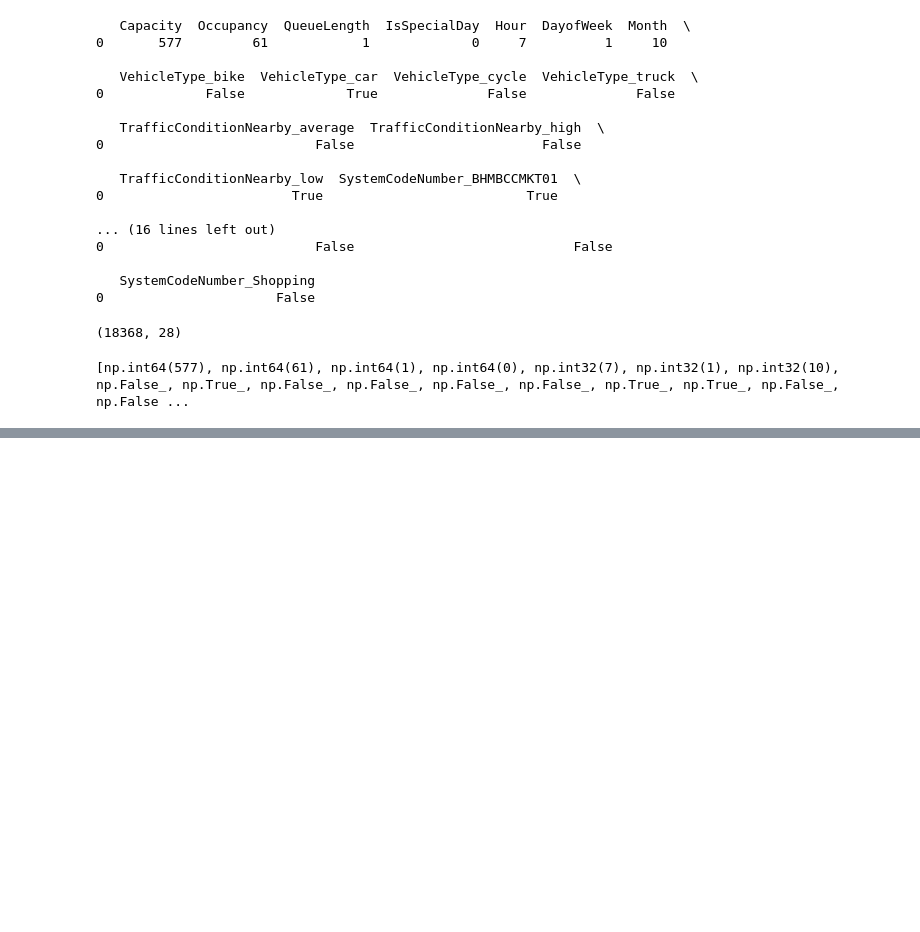
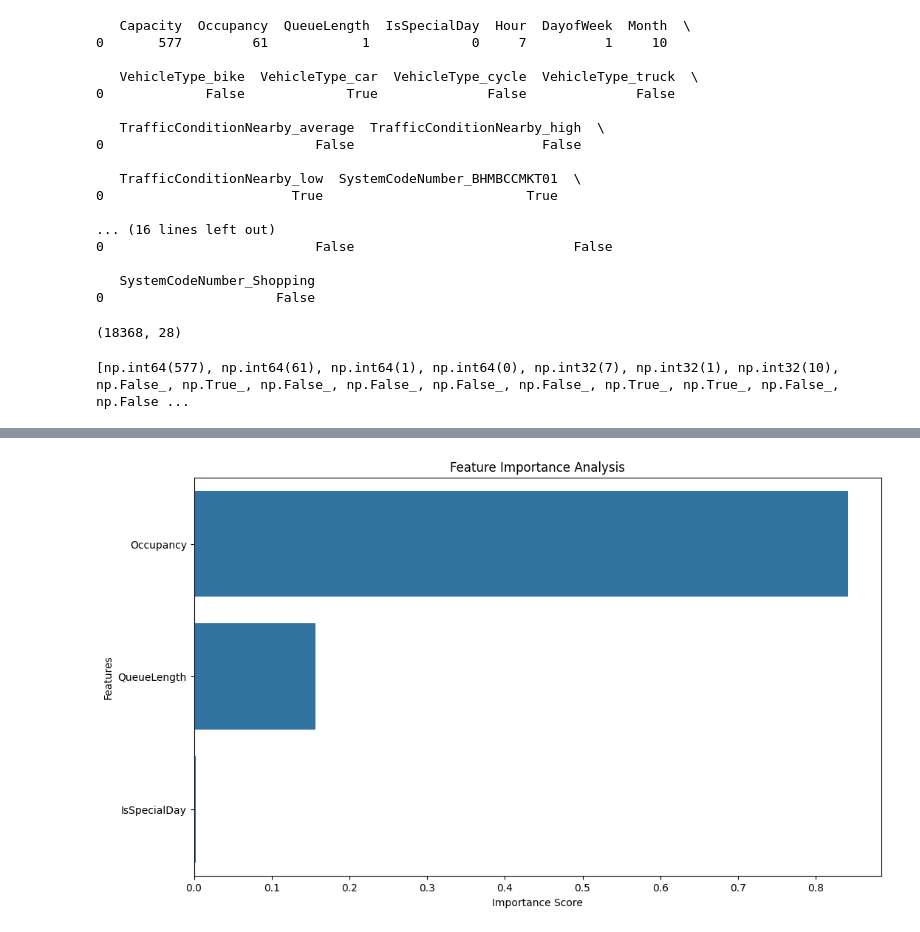
Before and after one commit to RajatSingh02160/prize_predictor_app, a Jupyter notebook: notebook/dynamic_pricing.ipynb, the cells around one changed output, grey strips where cells are left out. Cells and saved outputs as stored; diff of their text form; code cells hidden in the pictures; blank space fills up the shorter version.

```diff
--- a/notebook/dynamic_pricing.ipynb
+++ b/notebook/dynamic_pricing.ipynb
@@ -357,0 +384,34 @@ plt.show()
+# %%
+feature_importance = model.feature_importances_
+
+feature_names = x_train.columns
+
+importance_df = pd.DataFrame({
+    "Feature": feature_names,
+    "Importance": feature_importance
+})
+
+importance_df = importance_df.sort_values(
+    by="Importance",
+    ascending=False
+)
+
+plt.figure(figsize=(12,7))
+
+sns.barplot(
+    data=importance_df,
+    x="Importance",
+    y="Feature"
+)
+
+plt.title("Feature Importance Analysis")
+
+plt.xlabel("Importance Score")
+
+plt.ylabel("Features")
+
+plt.savefig("../app/static/images/feature_importance.png")
+
+plt.show()
+# %% [output]
+[figure, added]
```
Also changed, not shown: parts of 19 cells of this notebook, 14 other files.
